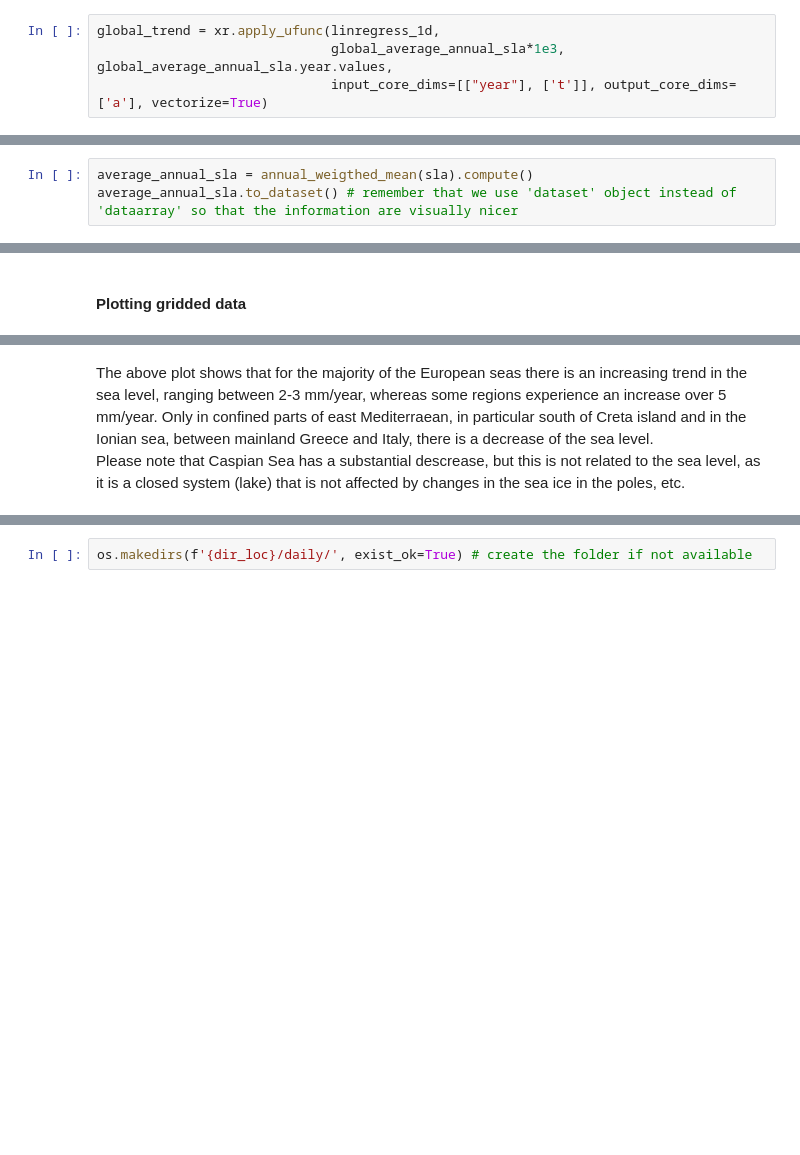
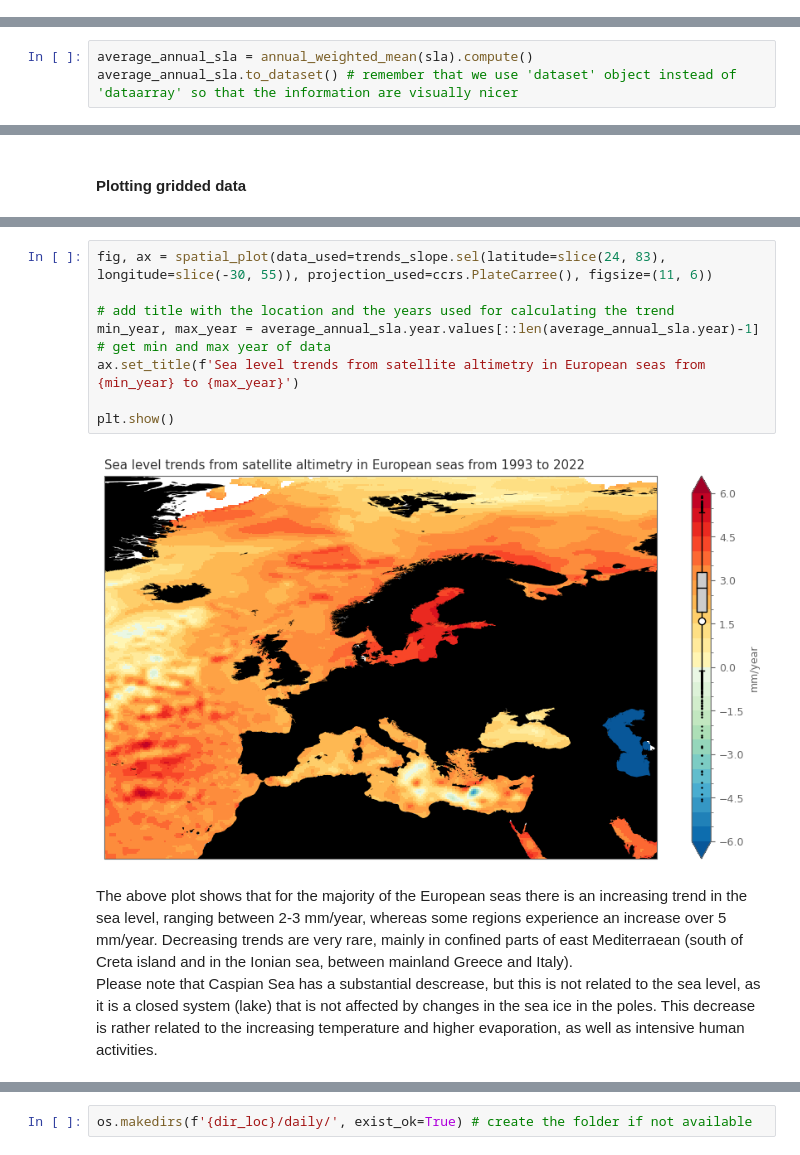
Before and after one commit to ECMWFCode4Earth/sketchbook-earth, a Jupyter notebook: tutorials/04_sea_level/04_sea_level.ipynb, the cells around one changed output, grey strips where cells are left out. Cells and saved outputs as stored; diff of their text form; blank space fills up the shorter version.

```diff
--- a/tutorials/04_sea_level/04_sea_level.ipynb
+++ b/tutorials/04_sea_level/04_sea_level.ipynb
@@ -333,7 +368,3 @@ def linregress_1d(data, years):
     """
 
     return np.array(linregress(years, data)[:])
-# %%
-global_trend = xr.apply_ufunc(linregress_1d,
-                              global_average_annual_sla*1e3, global_average_annual_sla.year.values,
-                              input_core_dims=[["year"], ['t']], output_core_dims=['a'], vectorize=True)
@@ -422,7 +481,7 @@ m
 # %% [markdown]
 Calculate mean annual anomalies of sea level. This will take a while...
 # %%
-average_annual_sla = annual_weigthed_mean(sla).compute()
+average_annual_sla = annual_weighted_mean(sla).compute()
 average_annual_sla.to_dataset() # remember that we use 'dataset' object instead of 'dataarray' so that the information are visually nicer
 # %% [output]
 <xarray.Dataset>
@@ -482,3 +546,13 @@ plt.show()
+# %%
+fig, ax = spatial_plot(data_used=trends_slope.sel(latitude=slice(24, 83), longitude=slice(-30, 55)), projection_used=ccrs.PlateCarree(), figsize=(11, 6))
+
+# add title with the location and the years used for calculating the trend
+min_year, max_year = average_annual_sla.year.values[::len(average_annual_sla.year)-1] # get min and max year of data
+ax.set_title(f'Sea level trends from satellite altimetry in European seas from {min_year} to {max_year}')
+
+plt.show()
+# %% [output]
+[figure, added]
 # %% [markdown]
-The above plot shows that for the majority of the European seas there is an increasing trend in the sea level, ranging between 2-3 mm/year, whereas some regions experience an increase over 5 mm/year. Only in confined parts of east Mediterraean, in particular south of Creta island and in the Ionian sea, between mainland Greece and Italy, there is a decrease of the sea level.\
-Please note that Caspian Sea has a substantial descrease, but this is not related to the sea level, as it is a closed system (lake) that is not affected by changes in the sea ice in the poles, etc.
+The above plot shows that for the majority of the European seas there is an increasing trend in the sea level, ranging between 2-3 mm/year, whereas some regions experience an increase over 5 mm/year. Decreasing trends are very rare, mainly in confined parts of east Mediterraean (south of Creta island and in the Ionian sea, between mainland Greece and Italy).\
+Please note that Caspian Sea has a substantial descrease, but this is not related to the sea level, as it is a closed system (lake) that is not affected by changes in the sea ice in the poles. This decrease is rather related to the increasing temperature and higher evaporation, as well as intensive human activities.
```
Also changed, not shown: parts of 57 cells of this notebook, 2 other files.
